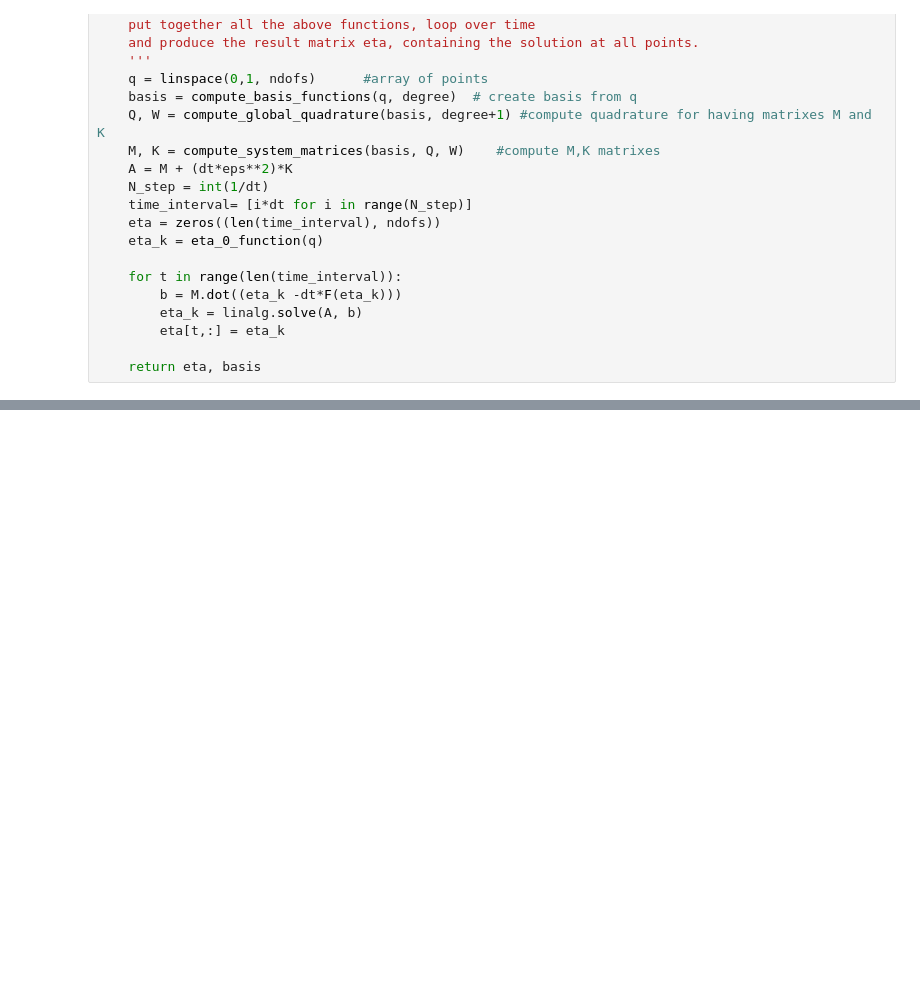
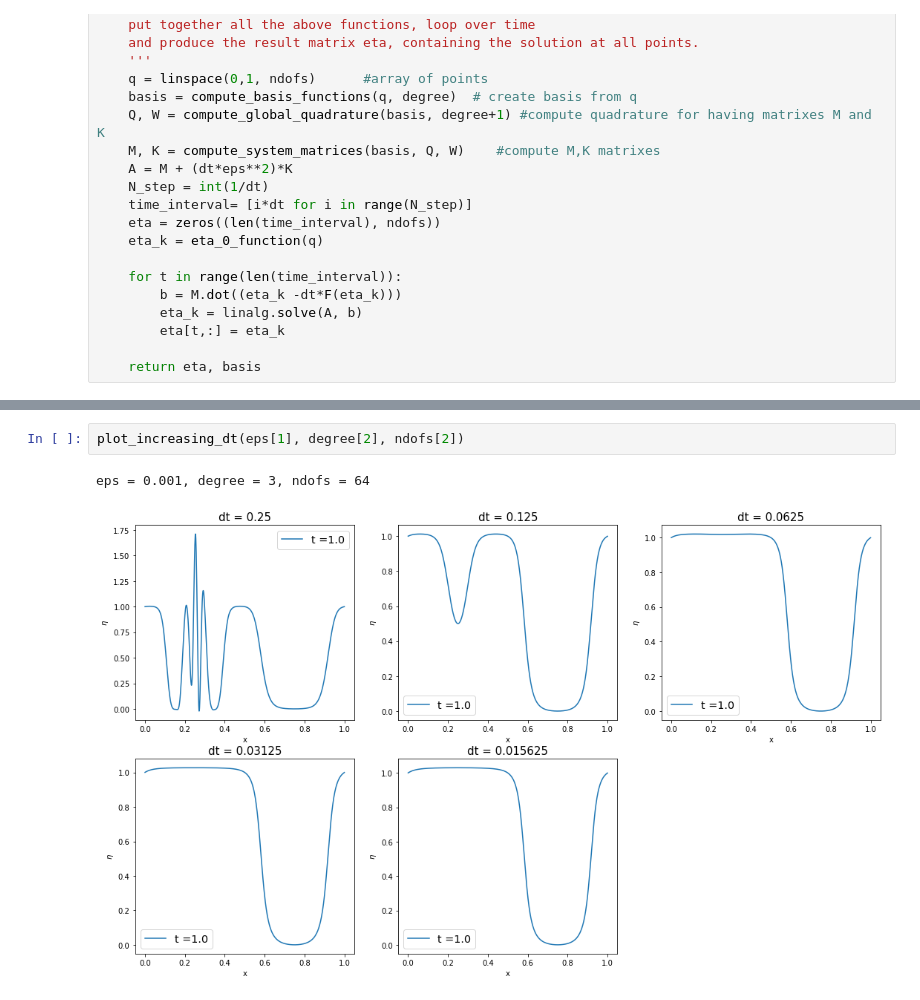
Before and after one commit to RobertoCorti/P1.4_seed, a Jupyter notebook: final_project/final_project_2019-2020.ipynb, the cells around one changed output, grey strips where cells are left out. Cells and saved outputs as stored; diff of their text form; blank space fills up the shorter version.

```diff
--- a/final_project/final_project_2019-2020.ipynb
+++ b/final_project/final_project_2019-2020.ipynb
@@ -393,0 +337,5 @@ eta, basis = solve_allen_cahan(eta_0, eps=0.000001, dt=0.05, ndofs=200, degree=4
+# %%
+plot_increasing_dt(eps[1], degree[2], ndofs[2])
+# %% [output]
+eps = 0.001, degree = 3, ndofs = 64
+[figure, added]
```
Also changed, not shown: parts of 15 cells of this notebook.
